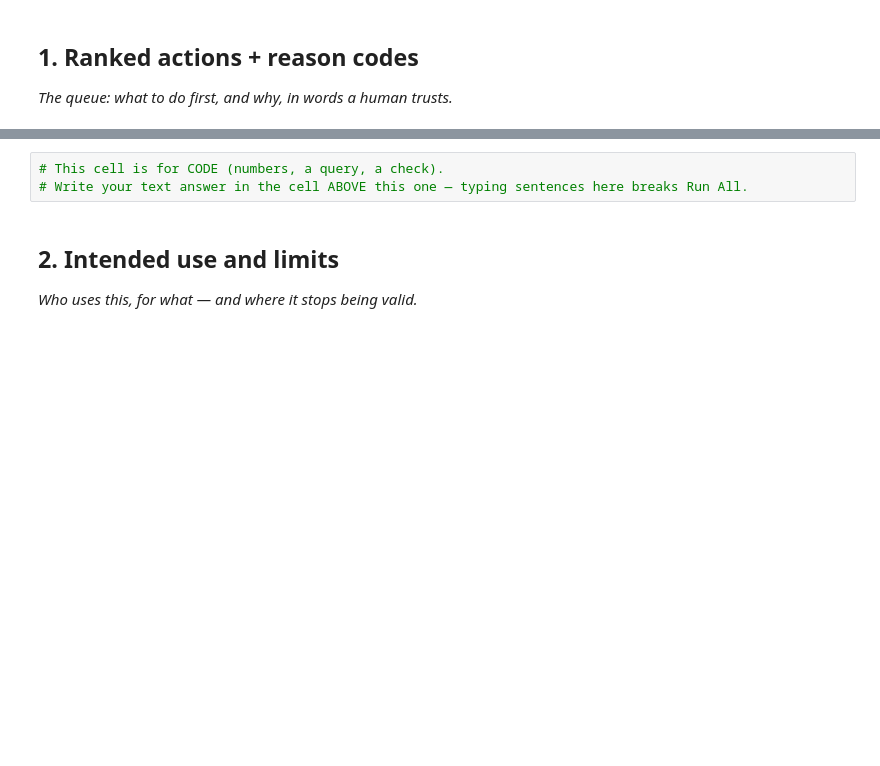
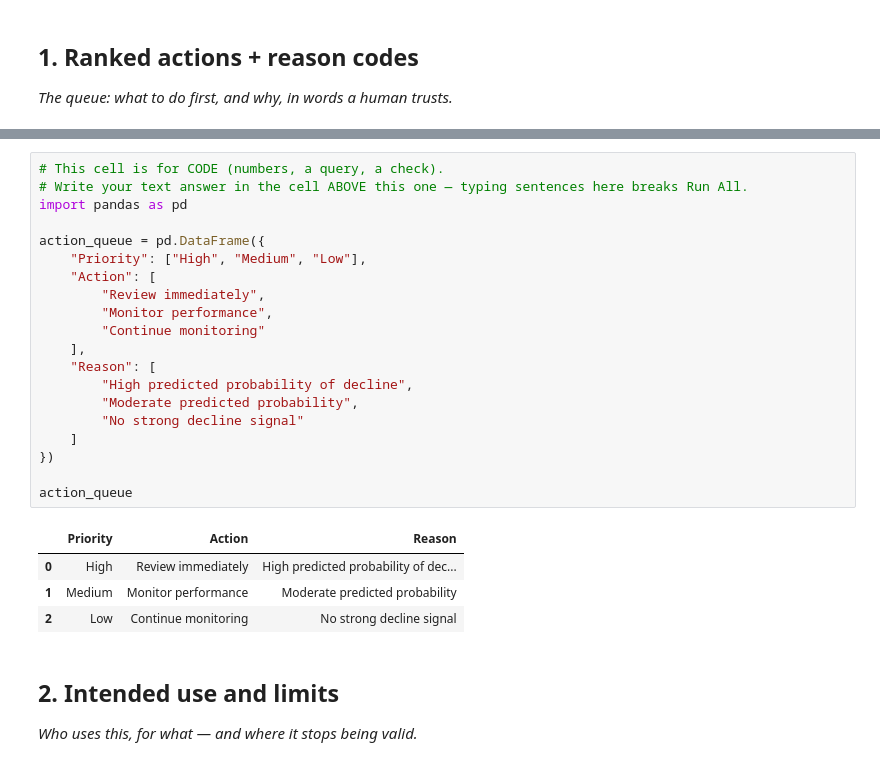
Before and after one commit to singhmahip688-hue/flyrank-ml-internhip, a Jupyter notebook: work/notebooks/w07_action_playbook.ipynb, the cells around one changed output, grey strips where cells are left out. Drawn from its saved outputs; the diff is of its cells as text; blank space fills up the shorter version.

```diff
--- a/work/notebooks/w07_action_playbook.ipynb
+++ b/work/notebooks/w07_action_playbook.ipynb
@@ -13,6 +33,28 @@ This skeleton is yours to fill. Work the sections **in order** — each one has
 # %%
 # This cell is for CODE (numbers, a query, a check).
 # Write your text answer in the cell ABOVE this one — typing sentences here breaks Run All.
+import pandas as pd
+
+action_queue = pd.DataFrame({
+    "Priority": ["High", "Medium", "Low"],
+    "Action": [
+        "Review immediately",
+        "Monitor performance",
+        "Continue monitoring"
+    ],
+    "Reason": [
+        "High predicted probability of decline",
+        "Moderate predicted probability",
+        "No strong decline signal"
+    ]
+})
+
+action_queue
+# %% [output]
+|  | Priority | Action | Reason |
+| 0 | High | Review immediately | High predicted probability of dec... |
+| 1 | Medium | Monitor performance | Moderate predicted probability |
+| 2 | Low | Continue monitoring | No strong decline signal |
 # %% [markdown]
 ## 2. Intended use and limits
 
```
Also changed, not shown: parts of 10 cells of this notebook.
